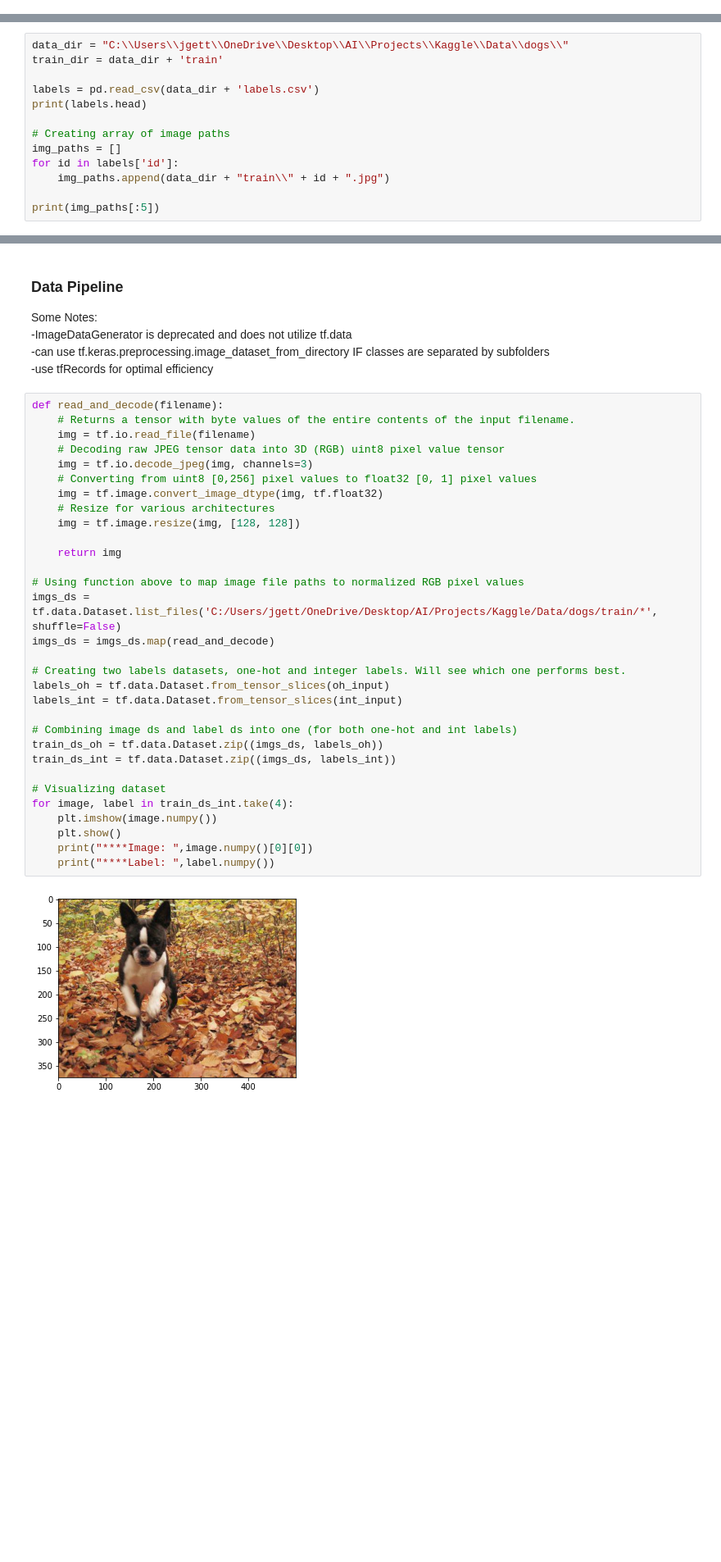
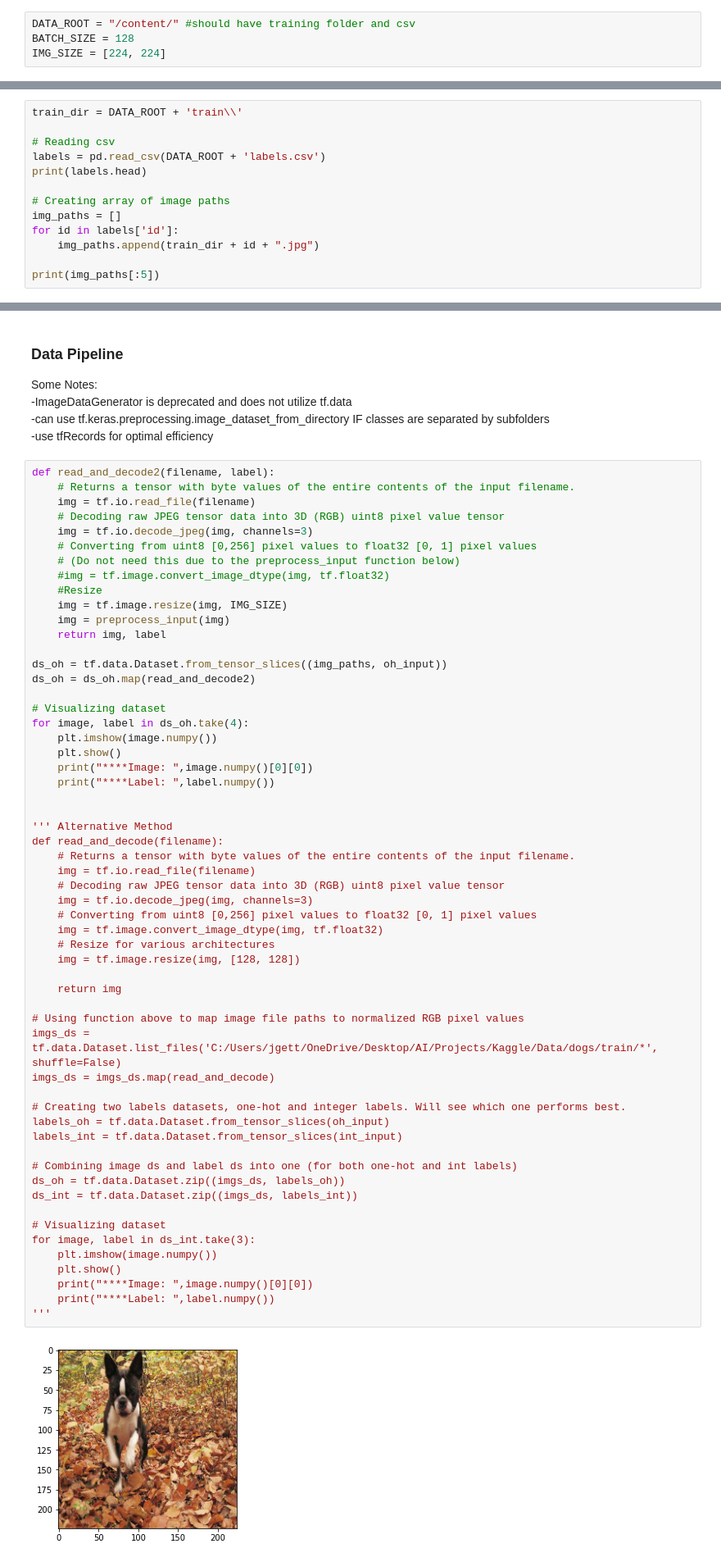
Before and after one commit to johnGettings/Kaggle_Competitions, a Jupyter notebook: Dog_Breeds/dog-breeds.ipynb, the cells around one changed output, grey strips where cells are left out. Shown at 82% size. Saved outputs shown, nothing was run; the diff lists cells and outputs as text; blank space fills up the shorter version.

```diff
--- a/Dog_Breeds/dog-breeds.ipynb
+++ b/Dog_Breeds/dog-breeds.ipynb
@@ -31,15 +26,19 @@ from sklearn.preprocessing import LabelEncoder
+# %%
+DATA_ROOT = "/content/" #should have training folder and csv
+BATCH_SIZE = 128
+IMG_SIZE = [224, 224]
 # %% [markdown]
 ### Data Investigation and label creation
 # %%
-data_dir = "C:\\Users\\jgett\\OneDrive\\Desktop\\AI\\Projects\\Kaggle\\Data\\dogs\\"
-train_dir = data_dir + 'train'
+train_dir = DATA_ROOT + 'train\\'
 
-labels = pd.read_csv(data_dir + 'labels.csv')
+# Reading csv
+labels = pd.read_csv(DATA_ROOT + 'labels.csv')
 print(labels.head)
 
 # Creating array of image paths
 img_paths = []
 for id in labels['id']:
-    img_paths.append(data_dir + "train\\" + id + ".jpg")
+    img_paths.append(train_dir + id + ".jpg")
 
 print(img_paths[:5])
@@ -99,35 +82,61 @@ Some Notes:
     -can use tf.keras.preprocessing.image_dataset_from_directory IF classes are separated by subfolders
     -use tfRecords for optimal efficiency
 # %%
+def read_and_decode2(filename, label):
+    # Returns a tensor with byte values of the entire contents of the input filename.
+    img = tf.io.read_file(filename)
+    # Decoding raw JPEG tensor data into 3D (RGB) uint8 pixel value tensor
+    img = tf.io.decode_jpeg(img, channels=3)
+    # Converting from uint8 [0,256] pixel values to float32 [0, 1] pixel values
+    # (Do not need this due to the preprocess_input function below)
+    #img = tf.image.convert_image_dtype(img, tf.float32)
+    #Resize
+    img = tf.image.resize(img, IMG_SIZE)
+    img = preprocess_input(img)
+    return img, label
+
+ds_oh = tf.data.Dataset.from_tensor_slices((img_paths, oh_input))
+ds_oh = ds_oh.map(read_and_decode2)
+
+# Visualizing dataset
+for image, label in ds_oh.take(4):
+    plt.imshow(image.numpy())
+    plt.show()
+    print("****Image: ",image.numpy()[0][0])
+    print("****Label: ",label.numpy())
+
+
+''' Alternative Method
 def read_and_decode(filename):
     # Returns a tensor with byte values of the entire contents of the input filename.
     img = tf.io.read_file(filename)
     # Decoding raw JPEG tensor data into 3D (RGB) uint8 pixel value tensor
     img = tf.io.decode_jpeg(img, channels=3)
     # Converting from uint8 [0,256] pixel values to float32 [0, 1] pixel values
     img = tf.image.convert_image_dtype(img, tf.float32)
     # Resize for various architectures
     img = tf.image.resize(img, [128, 128])
 
     return img
 
 # Using function above to map image file paths to normalized RGB pixel values
 imgs_ds = tf.data.Dataset.list_files('C:/Users/jgett/OneDrive/Desktop/AI/Projects/Kaggle/Data/dogs/train/*', shuffle=False)
 imgs_ds = imgs_ds.map(read_and_decode)
 
 # Creating two labels datasets, one-hot and integer labels. Will see which one performs best.
 labels_oh = tf.data.Dataset.from_tensor_slices(oh_input)
 labels_int = tf.data.Dataset.from_tensor_slices(int_input)
 
 # Combining image ds and label ds into one (for both one-hot and int labels)
-train_ds_oh = tf.data.Dataset.zip((imgs_ds, labels_oh))
-train_ds_int = tf.data.Dataset.zip((imgs_ds, labels_int))
+ds_oh = tf.data.Dataset.zip((imgs_ds, labels_oh))
+ds_int = tf.data.Dataset.zip((imgs_ds, labels_int))
 
 # Visualizing dataset
-for image, label in train_ds_int.take(4):
+for image, label in ds_int.take(3):
     plt.imshow(image.numpy())
     plt.show()
     print("****Image: ",image.numpy()[0][0])
     print("****Label: ",label.numpy())
+'''
 # %% [output]
-[figure, old version]
+[figure, new version]
```
Also changed, not shown: parts of 32 cells of this notebook, 4 other files.
